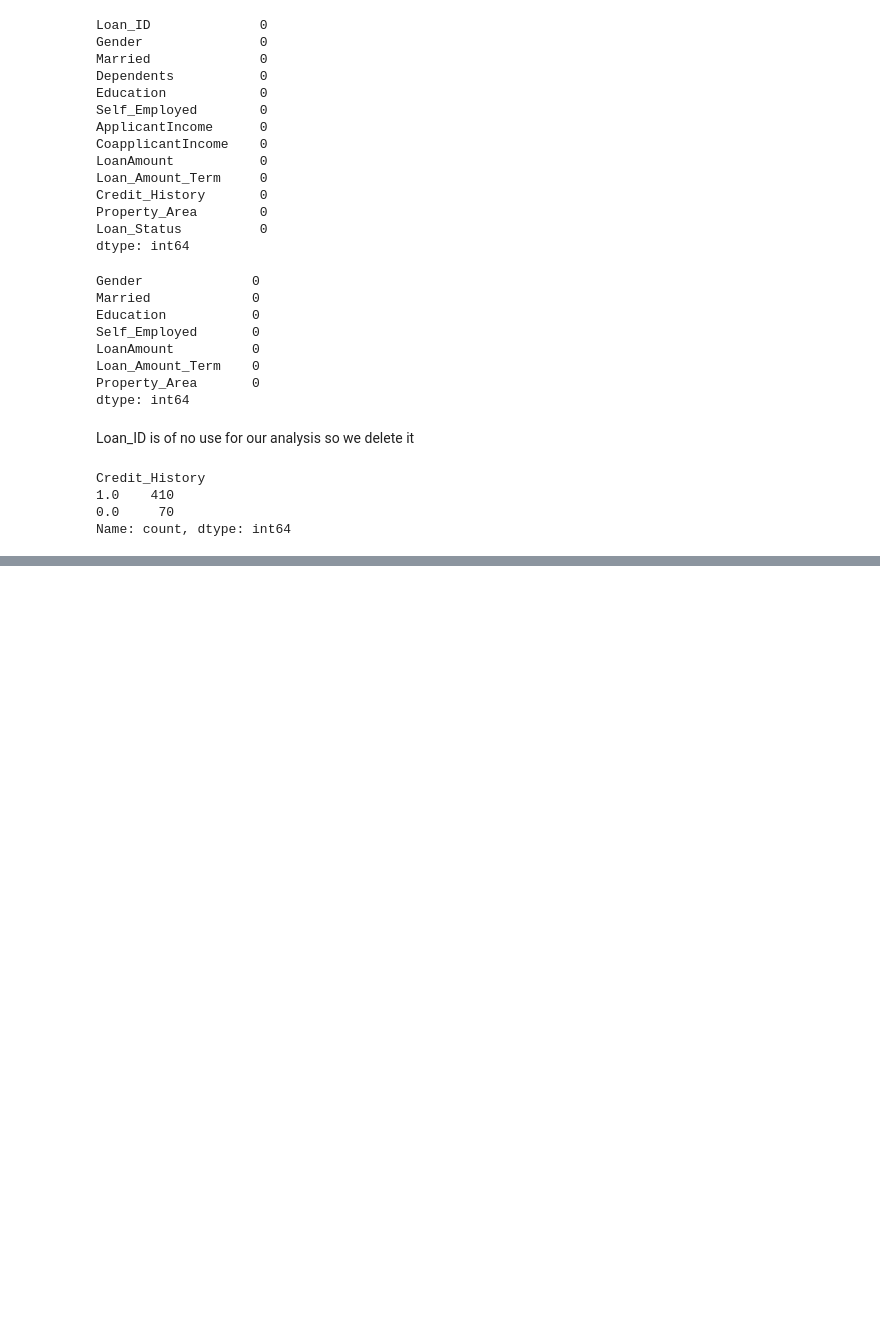
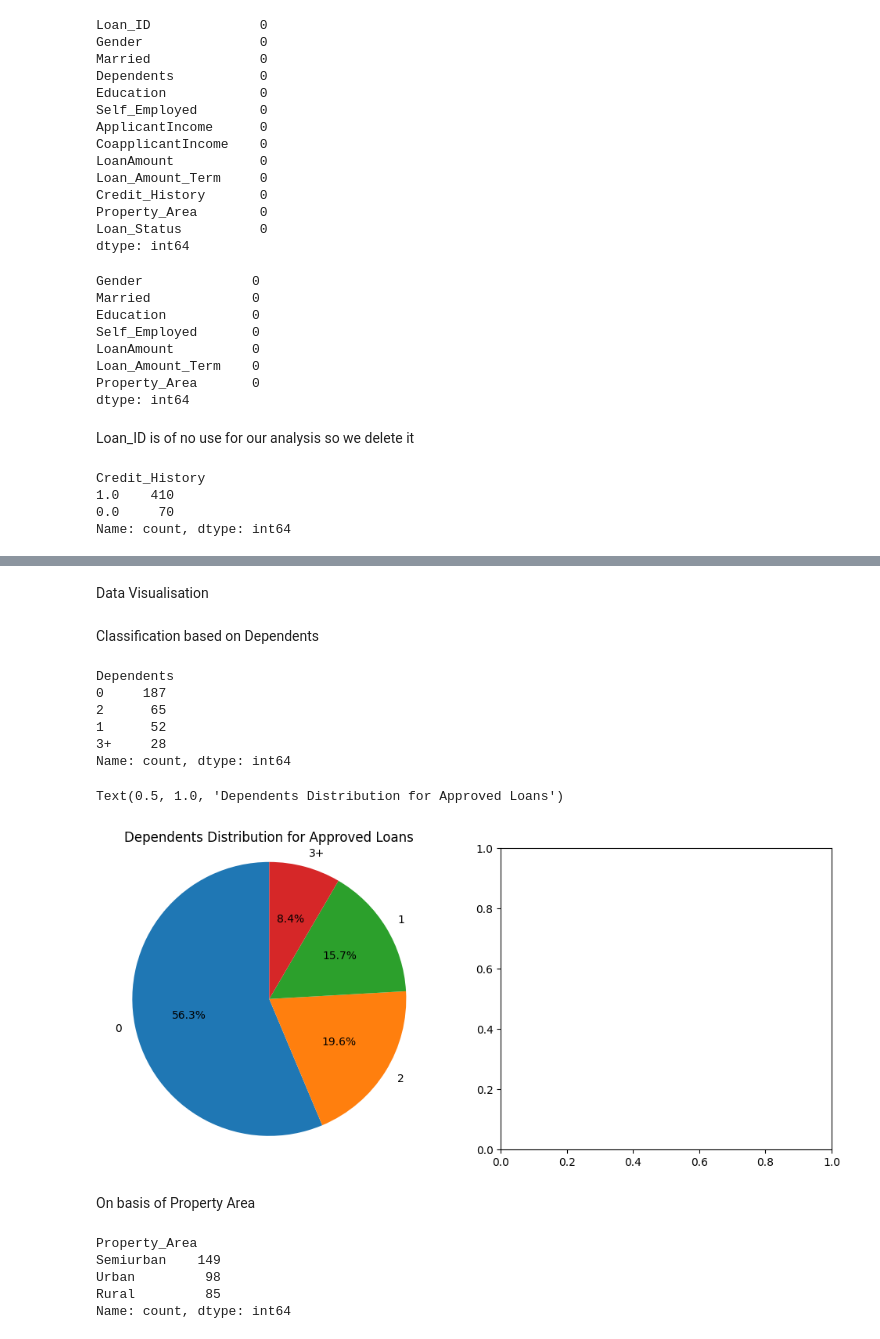
Before and after one commit to l-ordkp/Checking-Loan-Credibility, a Jupyter notebook: Loan.ipynb, the cells around one changed output, grey strips where cells are left out. Drawn from its saved outputs; the diff is of its cells as text; code cells hidden in the pictures; blank space fills up the shorter version.

Commit message:
Done with Data Visualisation.

```diff
--- a/Loan.ipynb
+++ b/Loan.ipynb
@@ -102,0 +99,3 @@ KeyError: "None of [Index(['Gender', 'Married', 'Education', 'Self_Employed'], d
+# %%
+mapping = {'Y':1,'N':0}
+data['Loan_Status'] =data['Loan_Status'].map(mapping)
@@ -102,0 +133,14 @@ KeyError: "None of [Index(['Gender', 'Married', 'Education', 'Self_Employed'], d
+# %% [markdown]
+Data Visualisation
+# %% [markdown]
+Classification based on Dependents
+# %%
+dep = data[data['Loan_Status']== 1]['Dependents'].value_counts()
+print(dep)
+# %% [output]
+Dependents
+0     187
+2      65
+1      52
+3+     28
+Name: count, dtype: int64
@@ -102,0 +149,20 @@ KeyError: "None of [Index(['Gender', 'Married', 'Education', 'Self_Employed'], d
+# %%
+fig, (ax1, ax2) = plt.subplots(1, 2, figsize=(12, 5))
+
+ax1.pie(dep, labels=dep.index, autopct='%1.1f%%', startangle=90)
+ax1.axis('equal')
+ax1.set_title('Dependents Distribution for Approved Loans')
+# %% [output]
+Text(0.5, 1.0, 'Dependents Distribution for Approved Loans')
+[figure, added]
+# %% [markdown]
+On basis of Property Area
+# %%
+propa = data[data['Loan_Status']== 1]['Property_Area'].value_counts()
+print(propa)
+# %% [output]
+Property_Area
+Semiurban    149
+Urban         98
+Rural         85
+Name: count, dtype: int64
```
Also changed, not shown: parts of 21 cells of this notebook.
